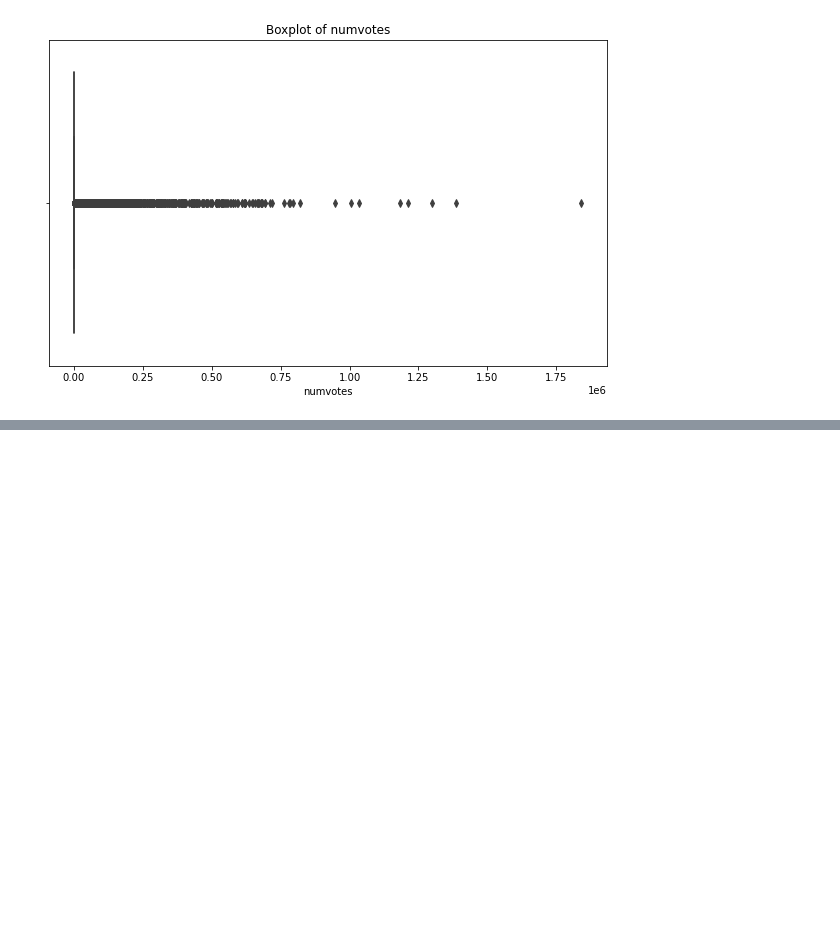
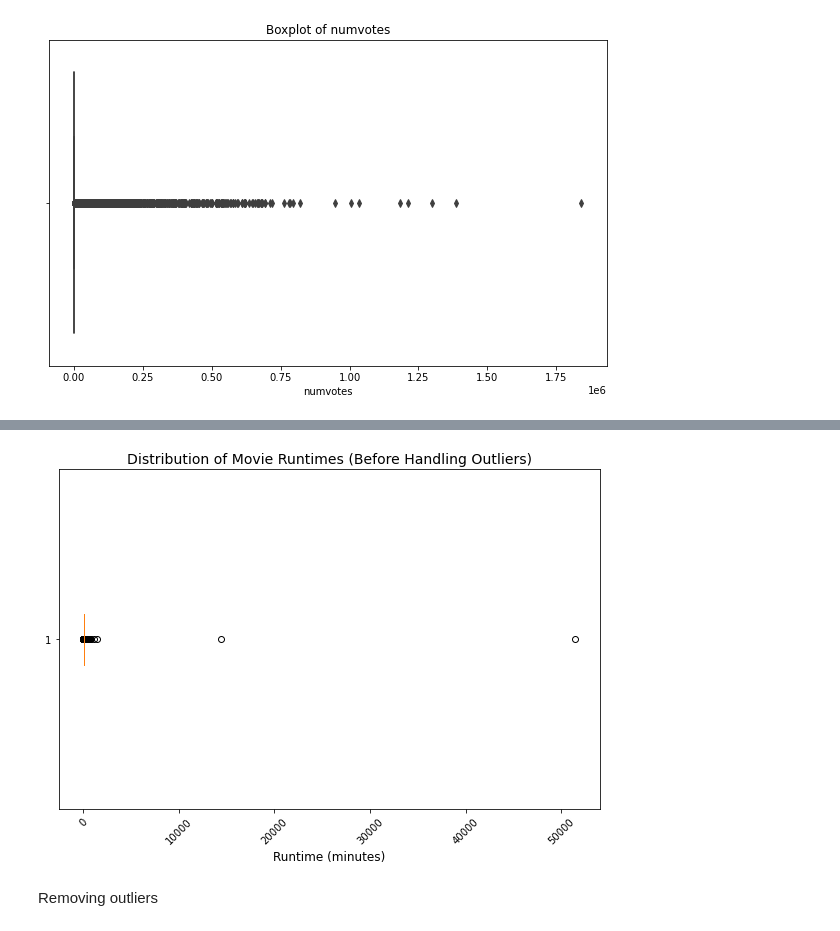
Before and after one commit to Anniemarie001/DSC-PHASE1-PROJECT, a Jupyter notebook: index.ipynb, the cells around one changed output, grey strips where cells are left out. Cells and saved outputs as stored; diff of their text form; code cells hidden in the pictures; blank space fills up the shorter version.

```diff
--- a/index.ipynb
+++ b/index.ipynb
@@ -455,0 +483,23 @@ plot_outlier_boxplots(df, outlier_columns)
+# %%
+#Runtime before removing outlers
+
+# Create a figure and axis objects
+fig, ax = plt.subplots(figsize=(8, 6))
+
+# Plot the original runtime_minutes data
+ax.boxplot(df['runtime_minutes'], vert=False)
+
+# Set the title and axis labels
+ax.set_title('Distribution of Movie Runtimes (Before Handling Outliers)', fontsize=14)
+ax.set_xlabel('Runtime (minutes)', fontsize=12)
+
+# Rotate the x-axis labels for better visibility
+plt.xticks(rotation=45)
+
+# Adjust the layout and display the plot
+plt.tight_layout()
+plt.show()
+# %% [output]
+[figure, added]
+# %% [markdown]
+Removing outliers
```
Also changed, not shown: parts of 5 cells of this notebook.
